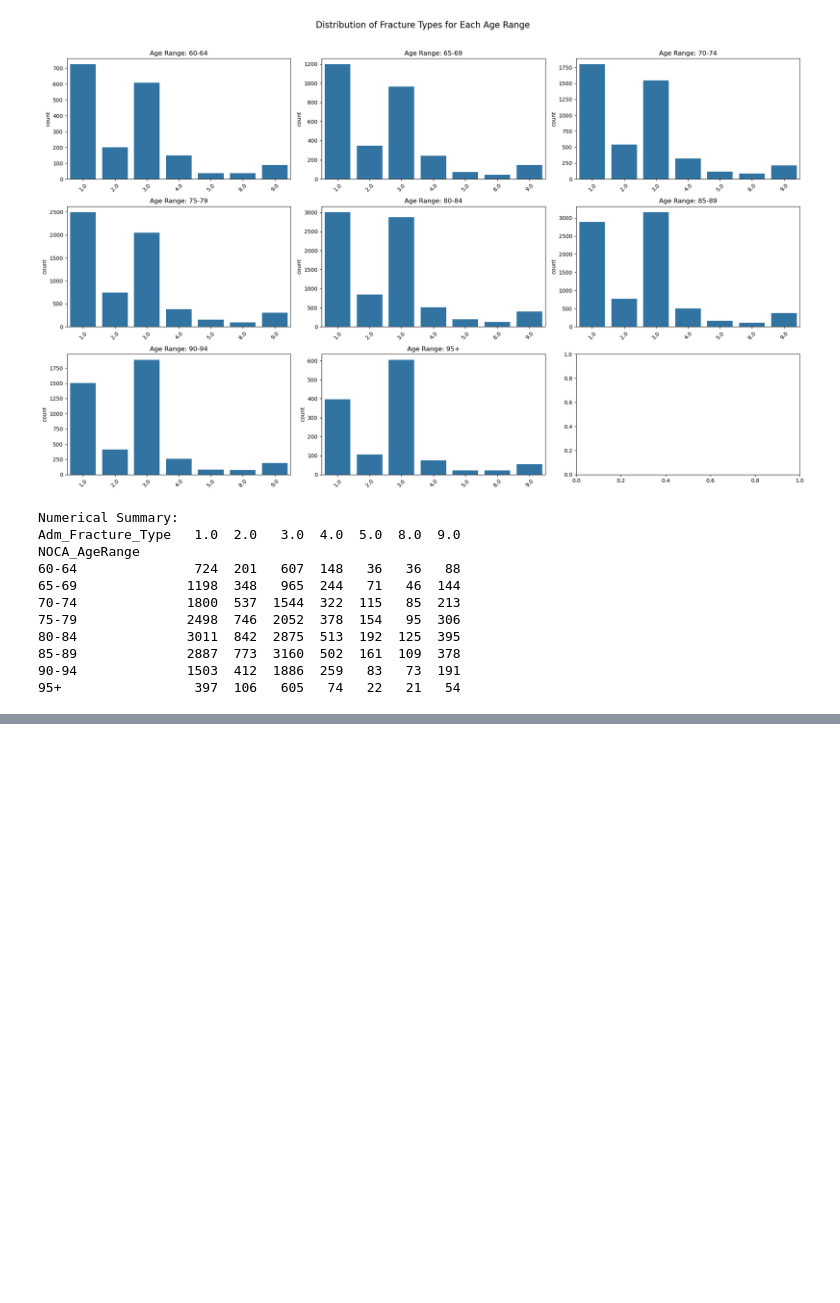
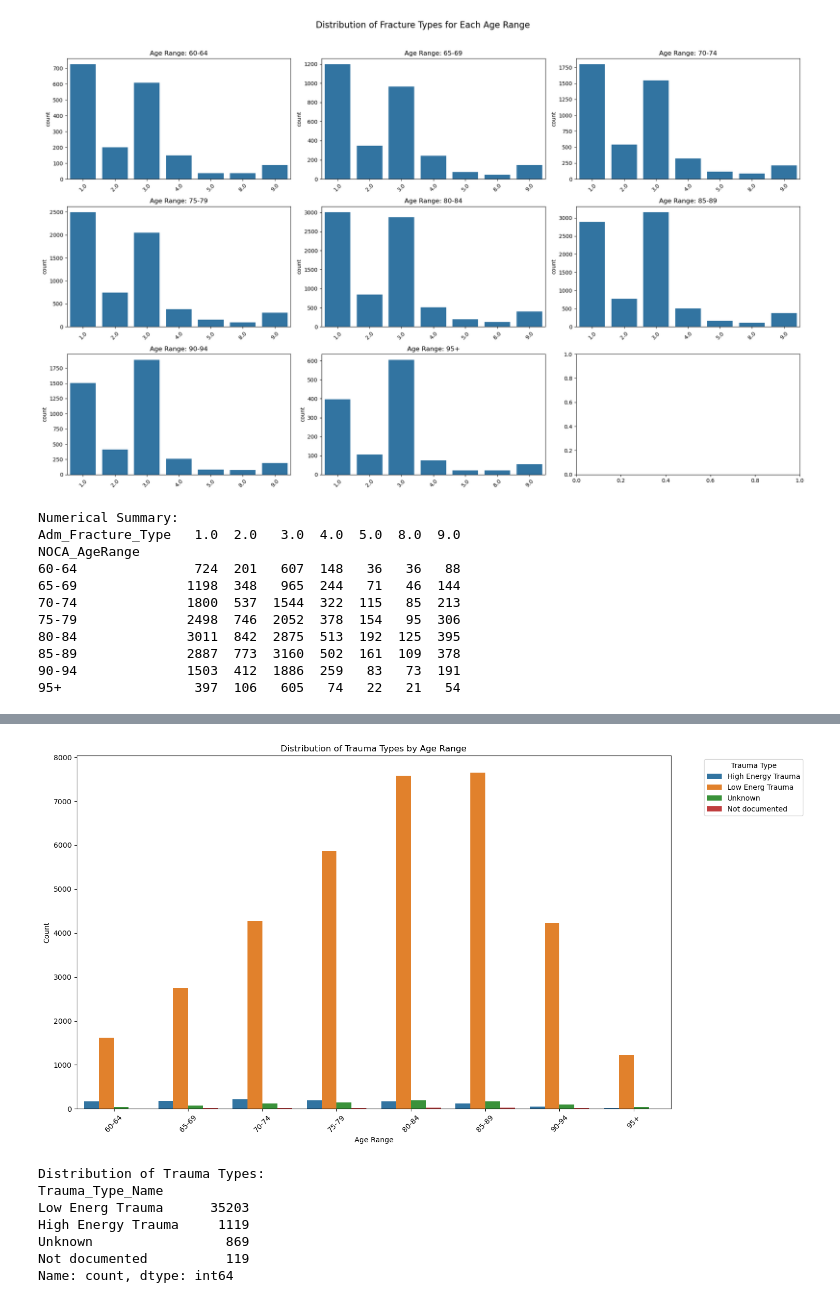
Before and after one commit to paulie57/ul_project_Msc_AI, a Jupyter notebook: data/ihfd/ihfd.ipynb, the cells around one changed output, grey strips where cells are left out. Drawn from its saved outputs; the diff is of its cells as text; code cells hidden in the pictures; blank space fills up the shorter version.

Commit message:
more plots ihfd

```diff
--- a/data/ihfd/ihfd.ipynb
+++ b/data/ihfd/ihfd.ipynb
@@ -309,0 +341,41 @@ NOCA_AgeRange
+# %%
+##plot the trauma type by age group
+trauma_type_map = {
+    1: 'High Energy Trauma',
+    2: 'Low Energ Trauma',
+    8: 'Unknown',
+    9: 'Not documented'
+}
+
+# column with mapped values
+ihfd_red_df['Trauma_Type_Name'] = ihfd_red_df['Adm_Trauma_TYPE'].map(trauma_type_map)
+
+# Create the plot with the descriptive names
+plt.figure(figsize=(15, 8))
+sns.countplot(data=ihfd_red_df,
+              x='NOCA_AgeRange',
+              hue='Trauma_Type_Name',
+              hue_order=[trauma_type_map[i] for i in sorted(trauma_type_map.keys())],
+              order=sorted(ihfd_red_df['NOCA_AgeRange'].unique()))
+
+plt.xticks(rotation=45)
+plt.title('Distribution of Trauma Types by Age Range')
+plt.xlabel('Age Range')
+plt.ylabel('Count')
+plt.legend(title='Trauma Type',
+          bbox_to_anchor=(1.05, 1),
+          loc='upper left')
+plt.tight_layout()
+plt.show()
+
+print("\nDistribution of Trauma Types:")
+print(ihfd_red_df['Trauma_Type_Name'].value_counts())
+# %% [output]
+[figure, added]
+Distribution of Trauma Types:
+Trauma_Type_Name
+Low Energ Trauma      35203
+High Energy Trauma     1119
+Unknown                 869
+Not documented          119
+Name: count, dtype: int64
```
Also changed, not shown: parts of 13 cells of this notebook, 1 other file.
